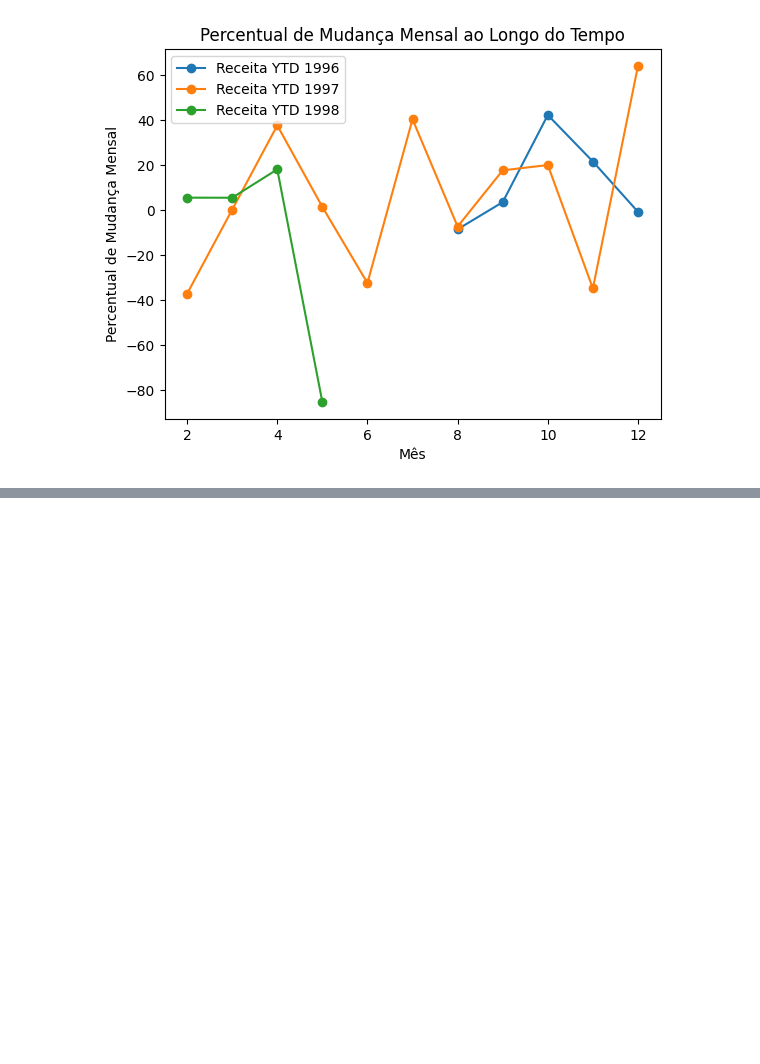
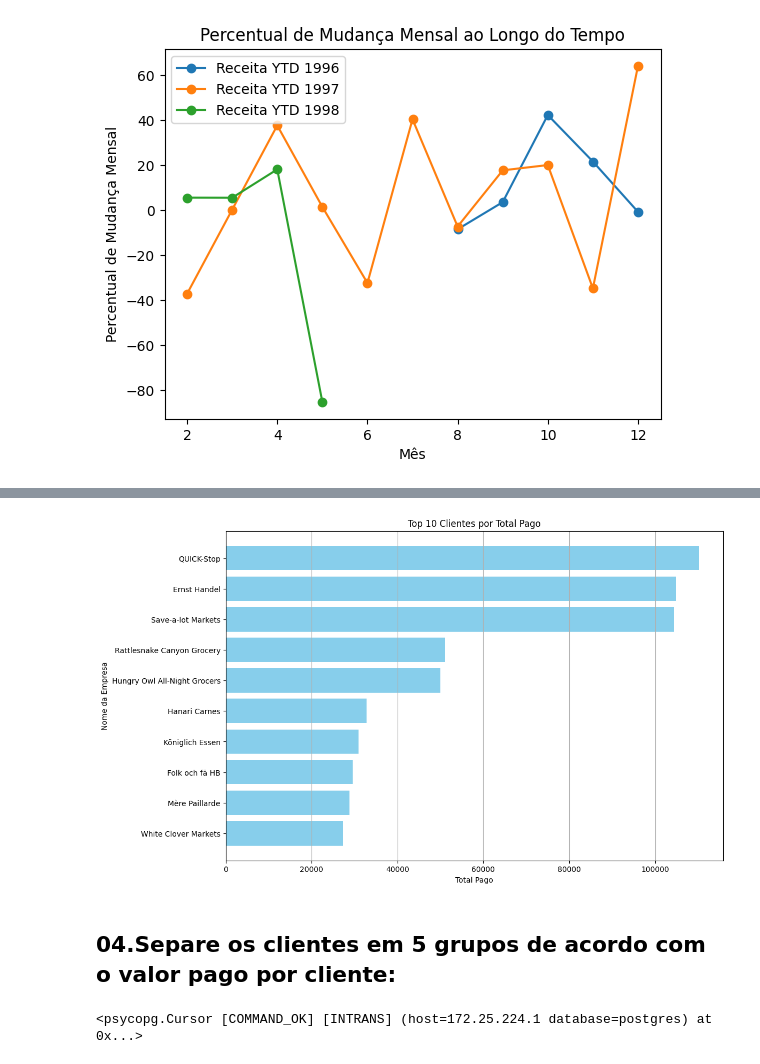
Before and after one commit to Jcnok/bootcamp-jornada-de-dados_2024, a Jupyter notebook: bootcamp-SQL-e-analytics/aula_05/notebook/aula_05.ipynb, the cells around one changed output, grey strips where cells are left out. Drawn from its saved outputs; the diff is of its cells as text; code cells hidden in the pictures; blank space fills up the shorter version.

```diff
--- a/bootcamp-SQL-e-analytics/aula_05/notebook/aula_05.ipynb
+++ b/bootcamp-SQL-e-analytics/aula_05/notebook/aula_05.ipynb
@@ -429,0 +462,3 @@ plt.show()
+# %%
+df = pd.read_sql("select * from view_total_revenues_per_customer", conn)
+df.head()
@@ -429,0 +491,59 @@ plt.show()
+# %%
+# Configurar o plot
+plt.figure(figsize=(12, 8))
+#selecionando os 10 primeiros
+df_10 = df.head(10)
+# Plotar o gráfico de barras
+plt.barh(df_10['company_name'], df_10['total'], color='skyblue')
+plt.xlabel('Total Pago')
+plt.ylabel('Nome da Empresa')
+plt.title('Top 10 Clientes por Total Pago')
+plt.gca().invert_yaxis()  # Inverter o eixo y para que o maior valor fique no topo
+plt.grid(axis='x')
+
+# Exibir o gráfico
+plt.show()
+# %% [output]
+[figure, added]
+# %% [markdown]
+## 04.Separe os clientes em 5 grupos de acordo com o valor pago por cliente:
+# %%
+query = '''
+-- 04.Separe os clientes em 5 grupos de acordo com o valor pago por cliente
+CREATE VIEW VIEW_TOTAL_REVENUES_PER_CUSTOMER_GROUP AS
+WITH
+	CUSTOMERORDERDETAILS AS (
+		SELECT
+			C.COMPANY_NAME,
+			OD.UNIT_PRICE,
+			OD.QUANTITY,
+			OD.DISCOUNT
+		FROM
+			CUSTOMERS C
+			INNER JOIN ORDERS O ON C.CUSTOMER_ID = O.CUSTOMER_ID
+			INNER JOIN ORDER_DETAILS OD ON OD.ORDER_ID = O.ORDER_ID
+	),
+	REVENUEPERCUSTOMER AS (
+		SELECT
+			COMPANY_NAME,
+			SUM(UNIT_PRICE * QUANTITY * (1.0 - DISCOUNT)) AS TOTAL
+		FROM
+			CUSTOMERORDERDETAILS
+		GROUP BY
+			COMPANY_NAME
+	)
+SELECT
+	COMPANY_NAME,
+	TOTAL,
+	NTILE(5) OVER (
+		ORDER BY
+			TOTAL DESC
+	) AS GROUP_NUMBER
+FROM
+	REVENUEPERCUSTOMER
+ORDER BY
+	TOTAL DESC;
+'''
+cursor.execute(query)
+# %% [output]
+<psycopg.Cursor [COMMAND_OK] [INTRANS] (host=172.25.224.1 database=postgres) at 0x...>
```
Also changed, not shown: parts of 7 cells of this notebook.
